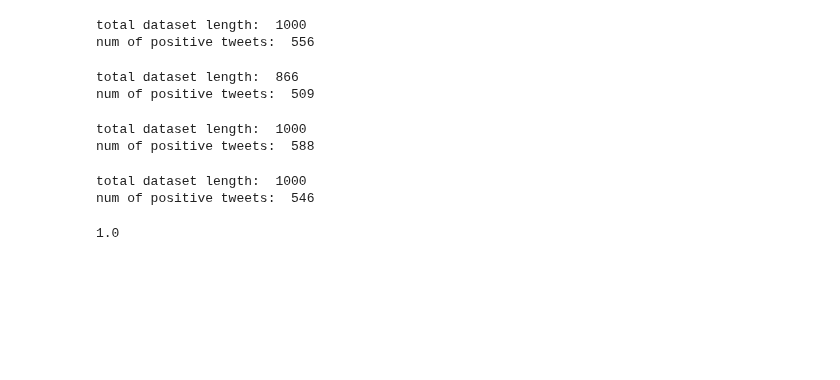
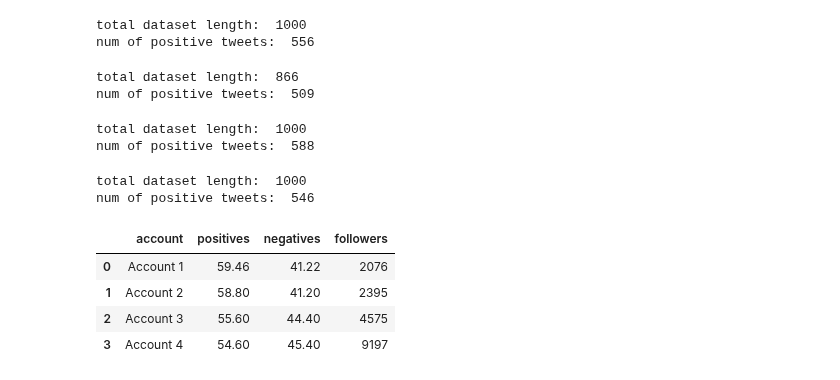
Before and after one commit to IndigenousEngineering/In-Reply, a Jupyter notebook: in_reply_1.ipynb, the cells around one changed output. Cells and saved outputs as stored; diff of their text form; code cells hidden in the pictures; blank space fills up the shorter version.

```diff
--- a/in_reply_1.ipynb
+++ b/in_reply_1.ipynb
@@ -1573,6 +1541,26 @@ acc_4 = [acc_4_neg, acc_4_pos, 9197]
-# %%
-added = acc_1_neg + acc_1_pos
-
-added
-# %% [output]
-1.0
+# %%
+# accounts, followers & num of positives:
+
+# 1) AngryBlackN8, 2,076, 509/866
+# 2) Pandabbadon, 2,395, 588/1000
+# 3) AwkwardRambler, 4,575, 556/1000
+# 4) AzieDee, 9,197, 546/1000
+
+accts = ['Account 1','Account 2',
+         'Account 3','Account 4']
+
+positives = [59.46, 58.8, 55.6, 54.6]
+
+negatives = [41.22, 41.2, 44.4, 45.4]
+
+followers = [2076, 2395, 4575, 9197]
+
+df = pd.DataFrame(list(zip(accts, positives, negatives, followers)), columns=['account','positives','negatives','followers'])
+
+df.head()
+# %% [output]
+|  | account | positives | negatives | followers |
+| 0 | Account 1 | 59.46 | 41.22 | 2076 |
+| 1 | Account 2 | 58.80 | 41.20 | 2395 |
+| 2 | Account 3 | 55.60 | 44.40 | 4575 |
+| 3 | Account 4 | 54.60 | 45.40 | 9197 |
```
Also changed, not shown: parts of 4 cells of this notebook.
